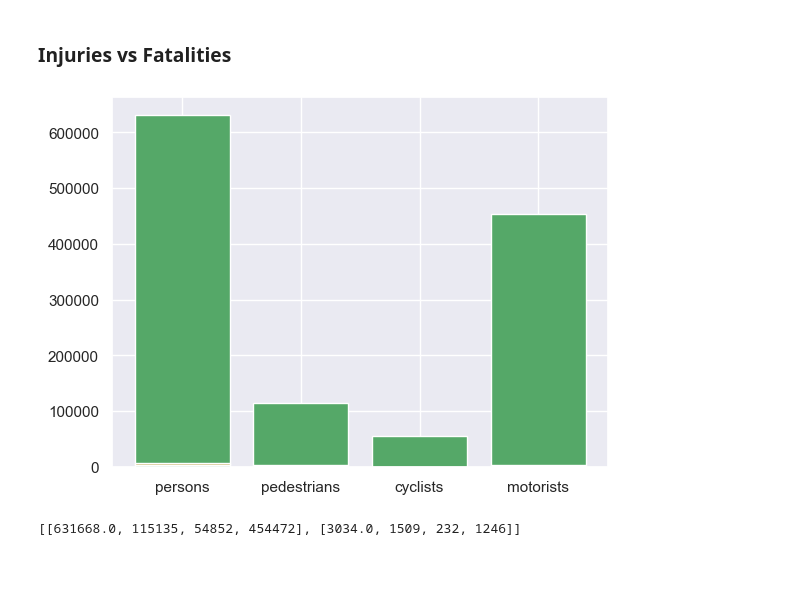
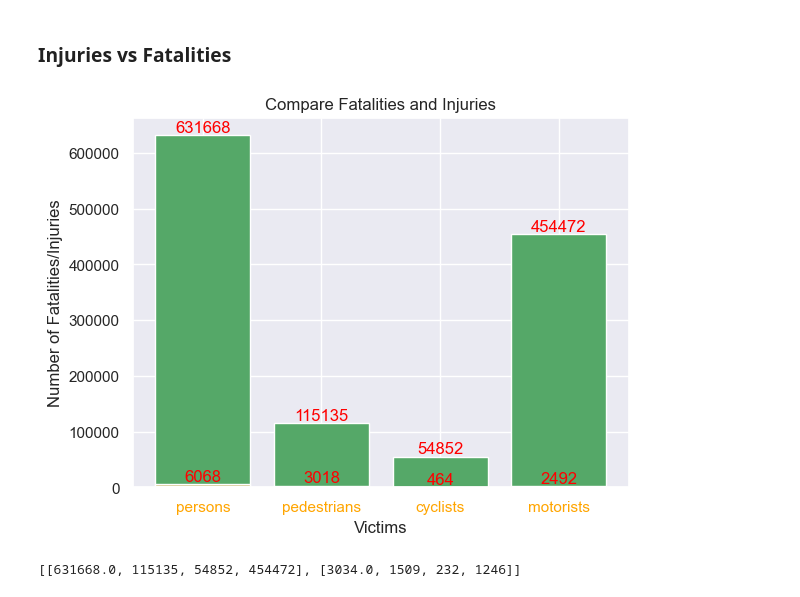
Before and after one commit to Pythorium-Quartet/Motor-Vehicle-Collison-Analysis, a Jupyter notebook: MotorVechicleCollisions_NYC.ipynb, the cells around one changed output. Saved outputs shown, nothing was run; the diff lists cells and outputs as text; code cells hidden in the pictures; blank space fills up the shorter version.

Commit message:
Enhanced Bar Charts

```diff
--- a/MotorVechicleCollisions_NYC.ipynb
+++ b/MotorVechicleCollisions_NYC.ipynb
@@ -206,18 +238,31 @@ plt.show()
 # %%
 # To compare the injuries and fatalities from the collisions on different types of victims
 
 victims = ['persons','pedestrians','cyclists','motorists']
 
 injuries = [collision_df['number of persons injured'].sum(),collision_df['number of pedestrians injured'].sum(),collision_df['number of cyclist injured'].sum(),collision_df['number of motorist injured'].sum()]
 fatalities = [collision_df['number of persons killed'].sum(),collision_df['number of pedestrians killed'].sum(),collision_df['number of cyclist killed'].sum(),collision_df['number of motorist killed'].sum()]
 
 
 # plot stacked bar chart
-plt.bar(victims, injuries, color='g')
-plt.bar(victims, fatalities, bottom=fatalities, color='y')
-plt.show()
+#plt.bar(victims, injuries, color='g')
+#plt.bar(victims, fatalities, bottom=fatalities, color='y')
+#plt.show()
+
+
+fig, ax = plt.subplots()
+ax.set_xlabel('Victims')
+ax.set_ylabel('Number of Fatalities/Injuries')
+ax.set_title('Compare Fatalities and Injuries')
+x_pos = np.arange(len(victims))
+ax.set_xticks(x_pos, victims, color='orange')
+bars = ax.bar(victims, injuries, color='g')
+bars = ax.bar(victims, fatalities, bottom=fatalities, color='y')
+
+for bars in ax.containers:
+    ax.bar_label(bars, color = 'red')
 # %% [output]
-[figure, old version]
+[figure, new version]
 # %%
 #Fatalities - Scatter plot
 # %%
```
Also changed, not shown: parts of 3 cells of this notebook.
